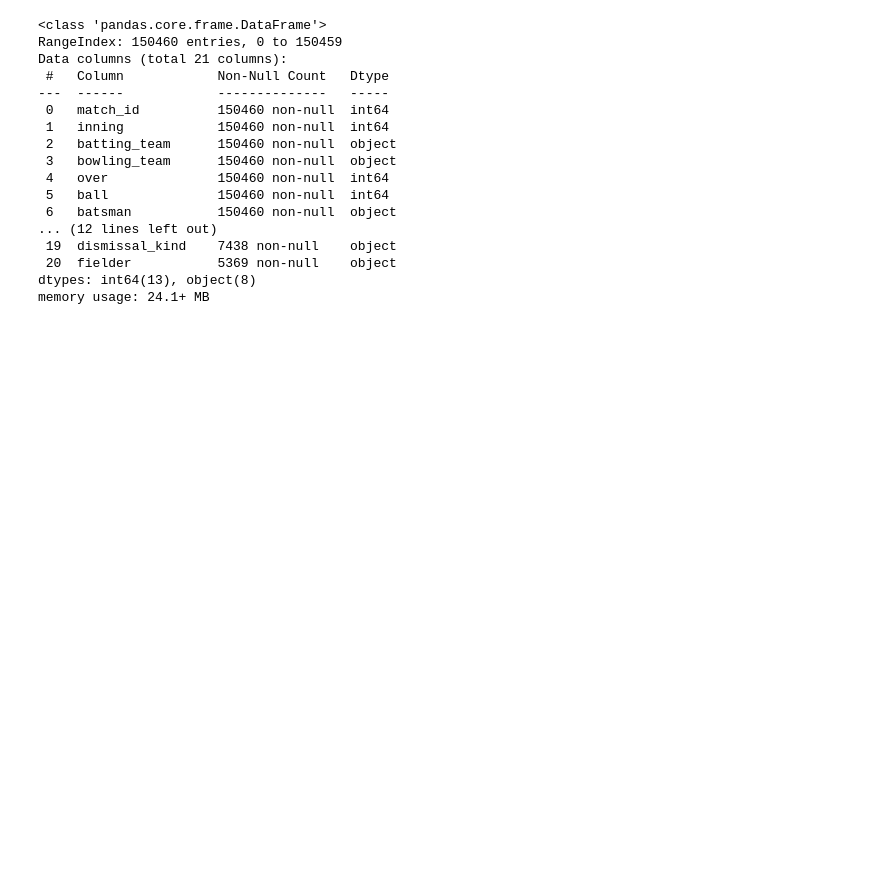
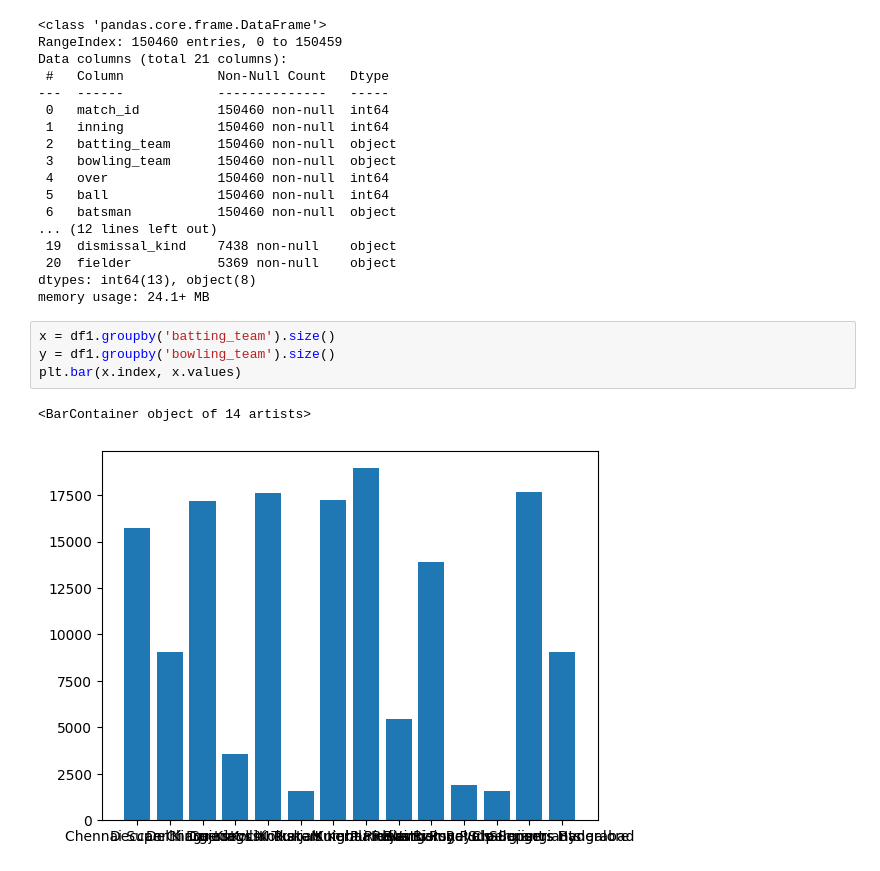
Before and after one commit to AmiT-Gupta7/Data-Analytics-with-Python, a Jupyter notebook: Data_Analyics/15_sep_25.ipynb, the cells around one changed output. Saved outputs shown, nothing was run; the diff lists cells and outputs as text; blank space fills up the shorter version.

```diff
--- a/Data_Analyics/15_sep_25.ipynb
+++ b/Data_Analyics/15_sep_25.ipynb
@@ -241,3 +266,10 @@ Data columns (total 21 columns):
  20  fielder           5369 non-null    object
 dtypes: int64(13), object(8)
 memory usage: 24.1+ MB
+# %%
+x = df1.groupby('batting_team').size()
+y = df1.groupby('bowling_team').size()
+plt.bar(x.index, x.values)
+# %% [output]
+<BarContainer object of 14 artists>
+[figure, added]
```
Also changed, not shown: parts of 2 cells of this notebook, 1 other file.
